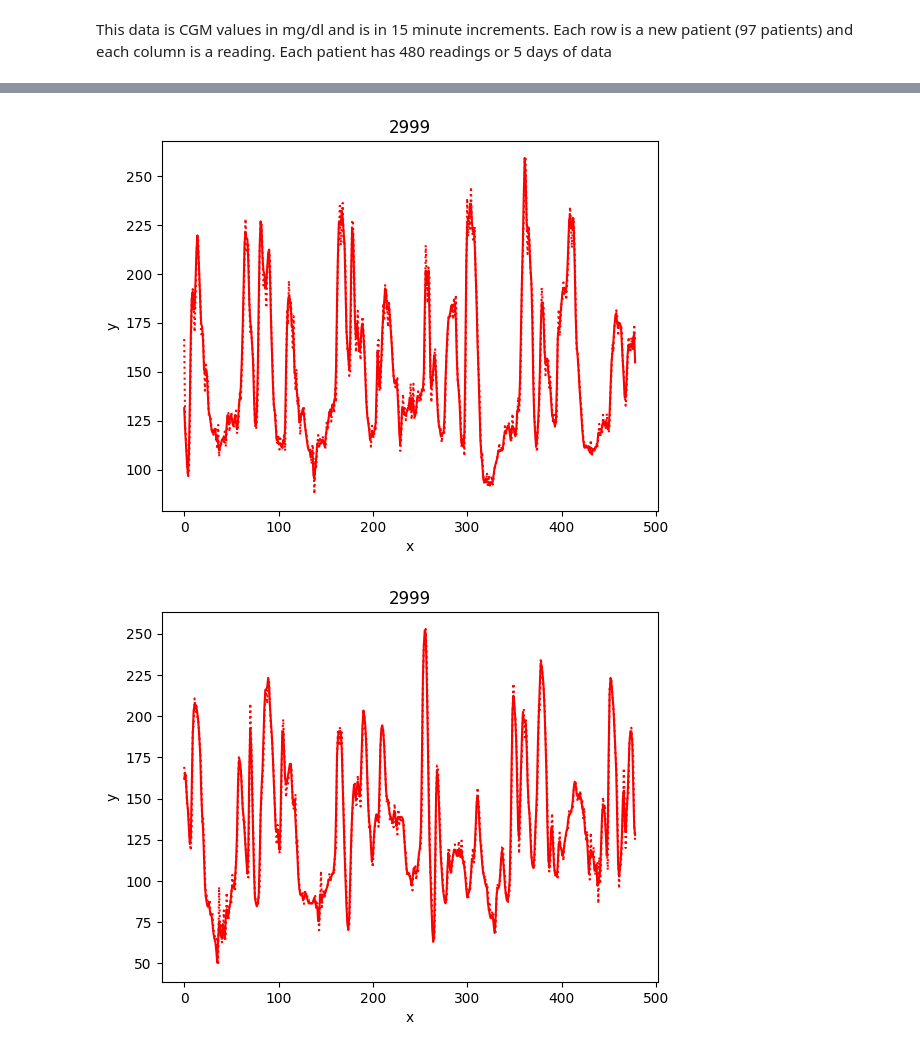
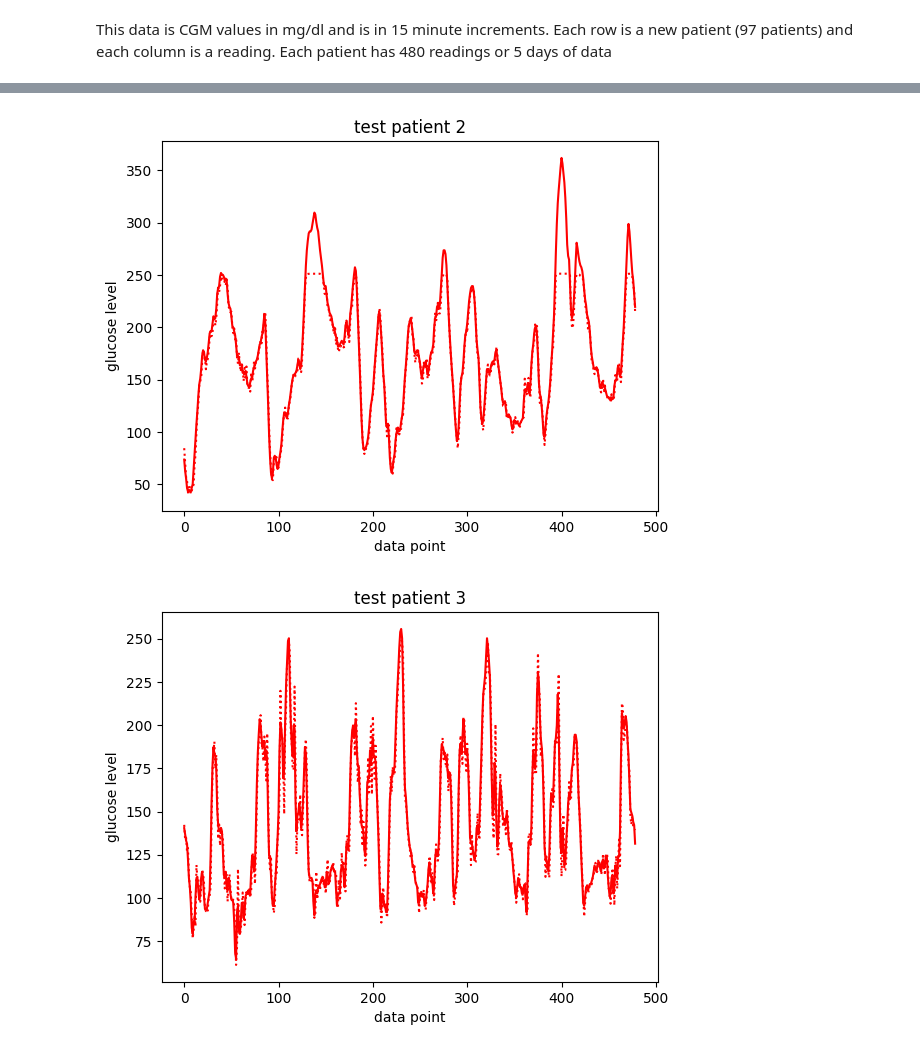
Before and after one commit to rewazzu/cgm-deeplearning, a Jupyter notebook: LSTM.ipynb, the cells around one changed output, grey strips where cells are left out. Drawn from its saved outputs; the diff is of its cells as text; code cells hidden in the pictures.

```diff
--- a/LSTM.ipynb
+++ b/LSTM.ipynb
@@ -92,3 +73,41 @@ for i in tqdm(range(epochs)):
+# %%
+#data parameters
+device = 'cuda'
+training_patients = 90
+prediction_horizon = 1
+
+#hyperparameters
+n_hidden= 50
+num_layers = 2
+learning_rate = 0.005
+
+#training parameters
+epochs = 3000
+
+#train test split
+train_input, train_target, test_input, test_target = train_test_split(df,training_patients, prediction_horizon, device)
+#create model
+model = LSTMPredictor(n_hidden=n_hidden,num_layers=num_layers,device=device)
+criterion = MeanAbsolutePercentageError().to(device)
+optimizer = torch.optim.Adam(model.parameters(), lr=learning_rate)
+
+#train and predict
+
+losses = []
+test_losses = []
+for i in tqdm(range(epochs)):
+    model.zero_grad()
+    out = model(train_input)
+    loss = criterion(out,train_target)
+    losses.append(loss.item())
+    loss.backward()
+    optimizer.step()
+
+    with torch.no_grad():
+        future= 0
+        pred = model(test_input)
+        loss = criterion(pred, test_target)
+        test_losses.append(loss.item())
 # %%
 torch.save(model, "LSTM")
 # %%
@@ -110,9 +129,9 @@ def draw(true, pred, index,future, color):
     true = true.to('cpu')
     pred = pred.to("cpu")
     plt.figure()
-    plt.title(i)
-    plt.xlabel("x")
-    plt.ylabel("y")
+    plt.title(f"test patient {index}")
+    plt.xlabel("data point")
+    plt.ylabel("glucose level")
     plt.xticks()
     plt.yticks()
     n = train_input.shape[1]
@@ -131,5 +150,5 @@ draw(test_target, pred,3,0,'r')
-[figure, old version]
+[figure, new version]
-[figure, old version]
+[figure, new version]
 # %%
 plt.figure()
 plt.plot(range(len(test_target[1,2:])),test_target[1,2:].to('cpu') - pred[1,2:].to('cpu'))
```
Also changed, not shown: parts of 25 cells of this notebook, 5 other files.
